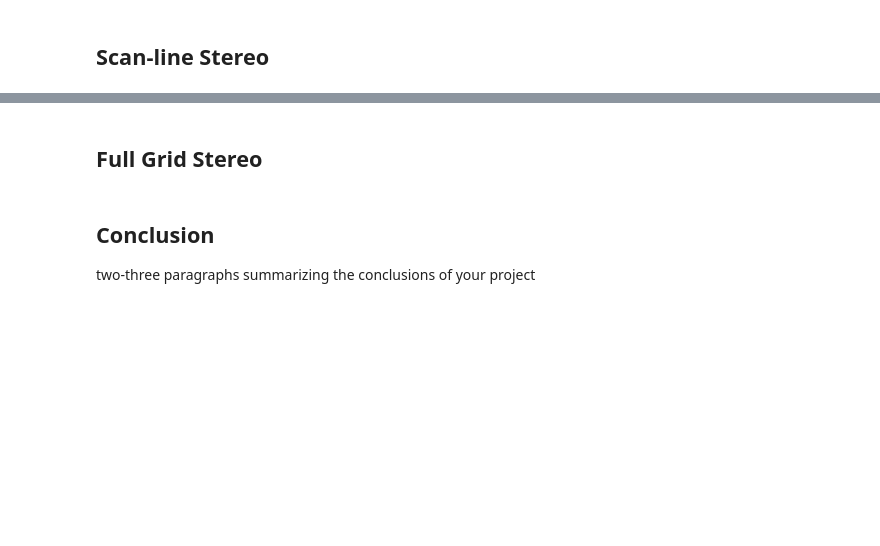
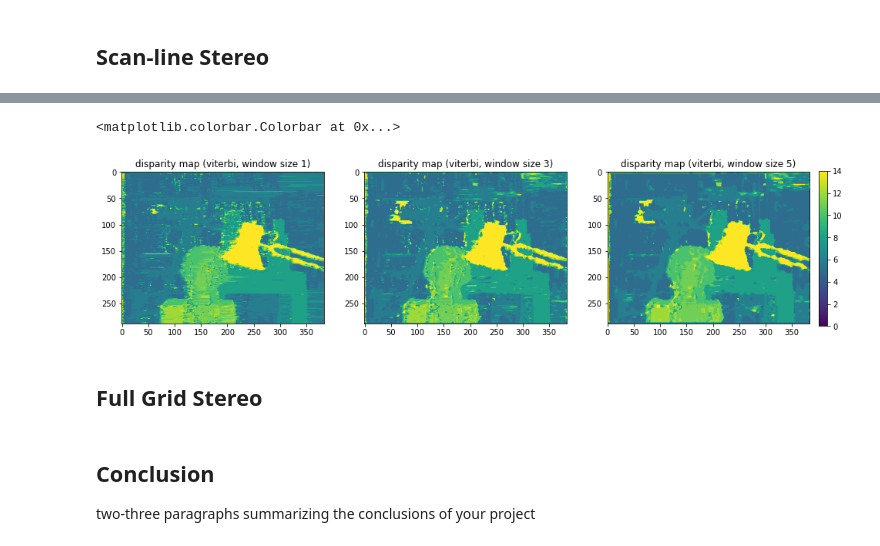
Before and after one commit to sonybean20/stereo, a Jupyter notebook: report.ipynb, the cells around one changed output, grey strips where cells are left out. Saved outputs shown, nothing was run; the diff lists cells and outputs as text; code cells hidden in the pictures; blank space fills up the shorter version.

```diff
--- a/report.ipynb
+++ b/report.ipynb
@@ -115,3 +206,33 @@ OSError: cannot identify image file 'images/Bicycle1-imperfect/disp0.pfm'
+# %%
+w = 20
+
+reg_weight = w * np.absolute(disp_curr - disp_prev)
+
+SD_1 = np.array([windSum(s, 1) for s in SD])
+SD_3 = np.array([windSum(s, 3) for s in SD])
+SD_5 = np.array([windSum(s, 5) for s in SD])
+
+SD_3[SD_3 == INFTY] = 0
+SD_5[SD_5 == INFTY] = 0
+
+viterbi_1 = dispMapViterbi(im_right, disps, SD_1, reg_weight)
+viterbi_3 = dispMapViterbi(im_right, disps, SD_3, reg_weight)
+viterbi_5 = dispMapViterbi(im_right, disps, SD_5, reg_weight)
+
+fig = plt.figure(figsize = (16, 7))
+plt.subplot(131)
+plt.title("disparity map (viterbi, window size 1)")
+plt.imshow(viterbi_1, vmin = 0, vmax = d_max)
+plt.subplot(132)
+plt.title("disparity map (viterbi, window size 3)")
+plt.imshow(viterbi_3, vmin = 0, vmax = d_max)
+plt.subplot(133)
+plt.title("disparity map (viterbi, window size 5)")
+plt.imshow(viterbi_5, vmin = 0, vmax = d_max)
+plt.colorbar(cax=plt.axes([0.91, 0.3, 0.01, 0.4]))
+# %% [output]
+<matplotlib.colorbar.Colorbar at 0x...>
+[figure, added]
 # %% [markdown]
 ## Full Grid Stereo
 # %% [markdown]
```
Also changed, not shown: parts of 6 cells of this notebook.
